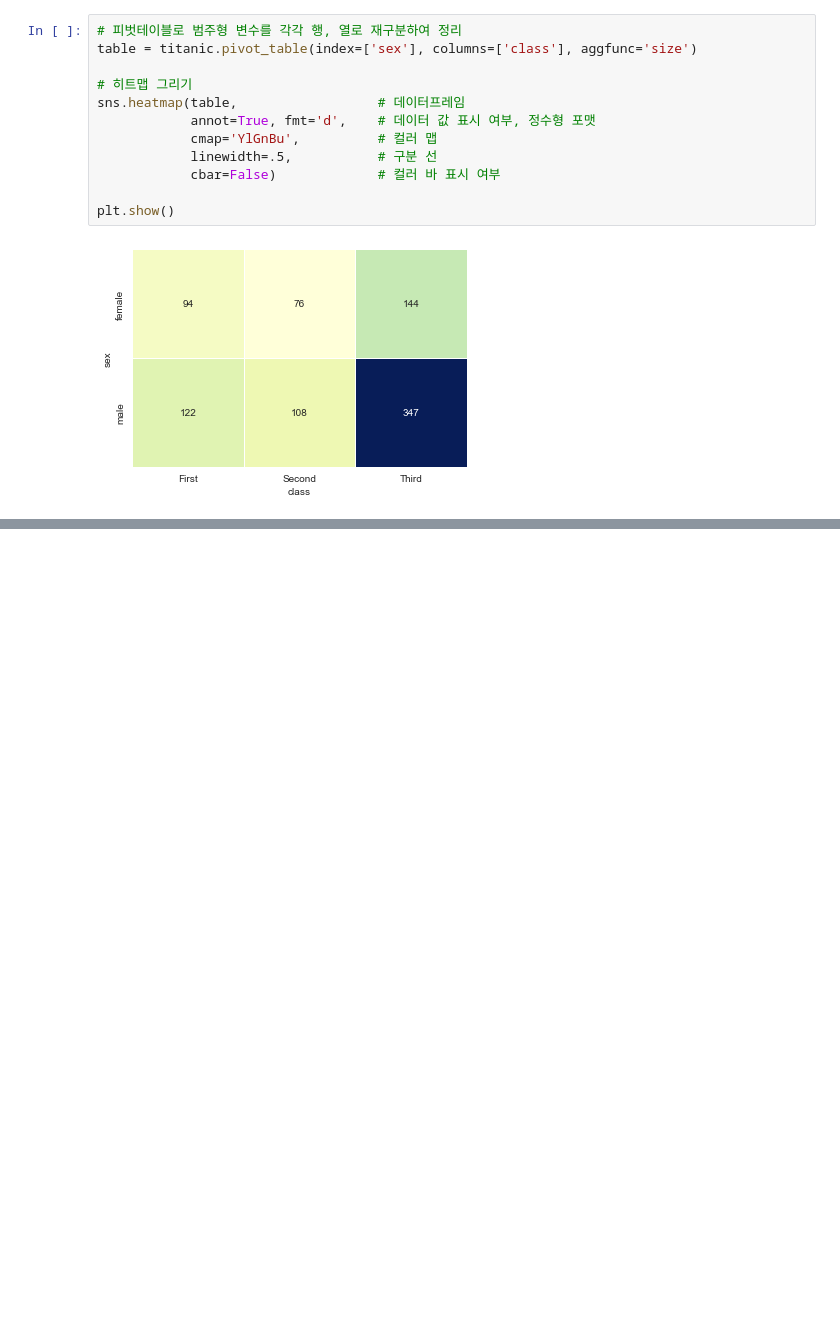
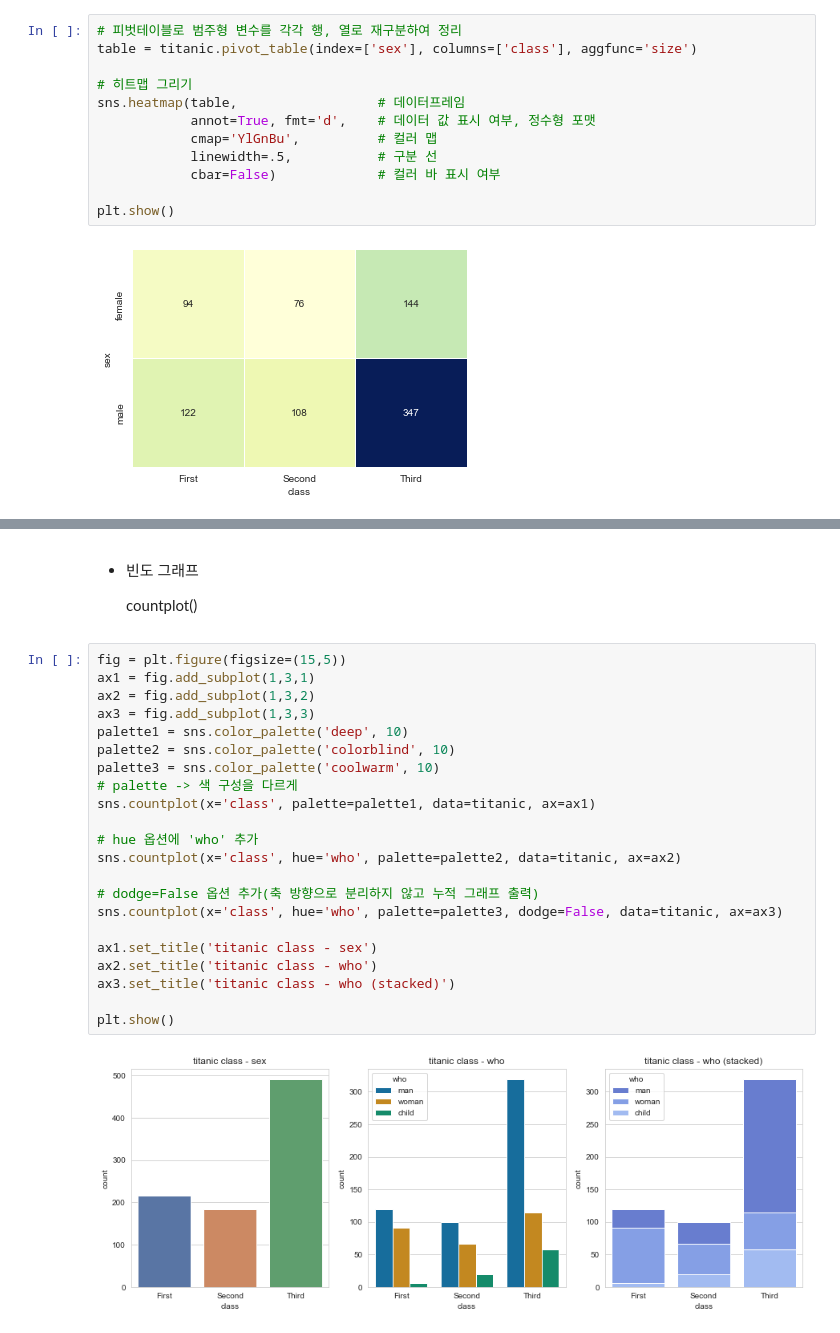
Before and after one commit to 9mynamemj7/TIL, a Jupyter notebook: Pandas/Part4_시각화 도구/02. Seaborn 라이브러리 - 고급 그래프 도구.ipynb, the cells around one changed output, grey strips where cells are left out. Saved outputs shown, nothing was run; the diff lists cells and outputs as text; blank space fills up the shorter version.

```diff
--- a/Pandas/Part4_시각화 도구/02. Seaborn 라이브러리 - 고급 그래프 도구.ipynb
+++ b/Pandas/Part4_시각화 도구/02. Seaborn 라이브러리 - 고급 그래프 도구.ipynb
@@ -111,0 +163,28 @@ plt.show()
+# %% [markdown]
+- 빈도 그래프
+
+    countplot()
+# %%
+fig = plt.figure(figsize=(15,5))
+ax1 = fig.add_subplot(1,3,1)
+ax2 = fig.add_subplot(1,3,2)
+ax3 = fig.add_subplot(1,3,3)
+palette1 = sns.color_palette('deep', 10)
+palette2 = sns.color_palette('colorblind', 10)
+palette3 = sns.color_palette('coolwarm', 10)
+# palette -> 색 구성을 다르게
+sns.countplot(x='class', palette=palette1, data=titanic, ax=ax1)
+
+# hue 옵션에 'who' 추가
+sns.countplot(x='class', hue='who', palette=palette2, data=titanic, ax=ax2)
+
+# dodge=False 옵션 추가(축 방향으로 분리하지 않고 누적 그래프 출력)
+sns.countplot(x='class', hue='who', palette=palette3, dodge=False, data=titanic, ax=ax3)
+
+ax1.set_title('titanic class - sex')
+ax2.set_title('titanic class - who')
+ax3.set_title('titanic class - who (stacked)')
+
+plt.show()
+# %% [output]
+[figure, added]
```
Also changed, not shown: parts of 13 cells of this notebook.
